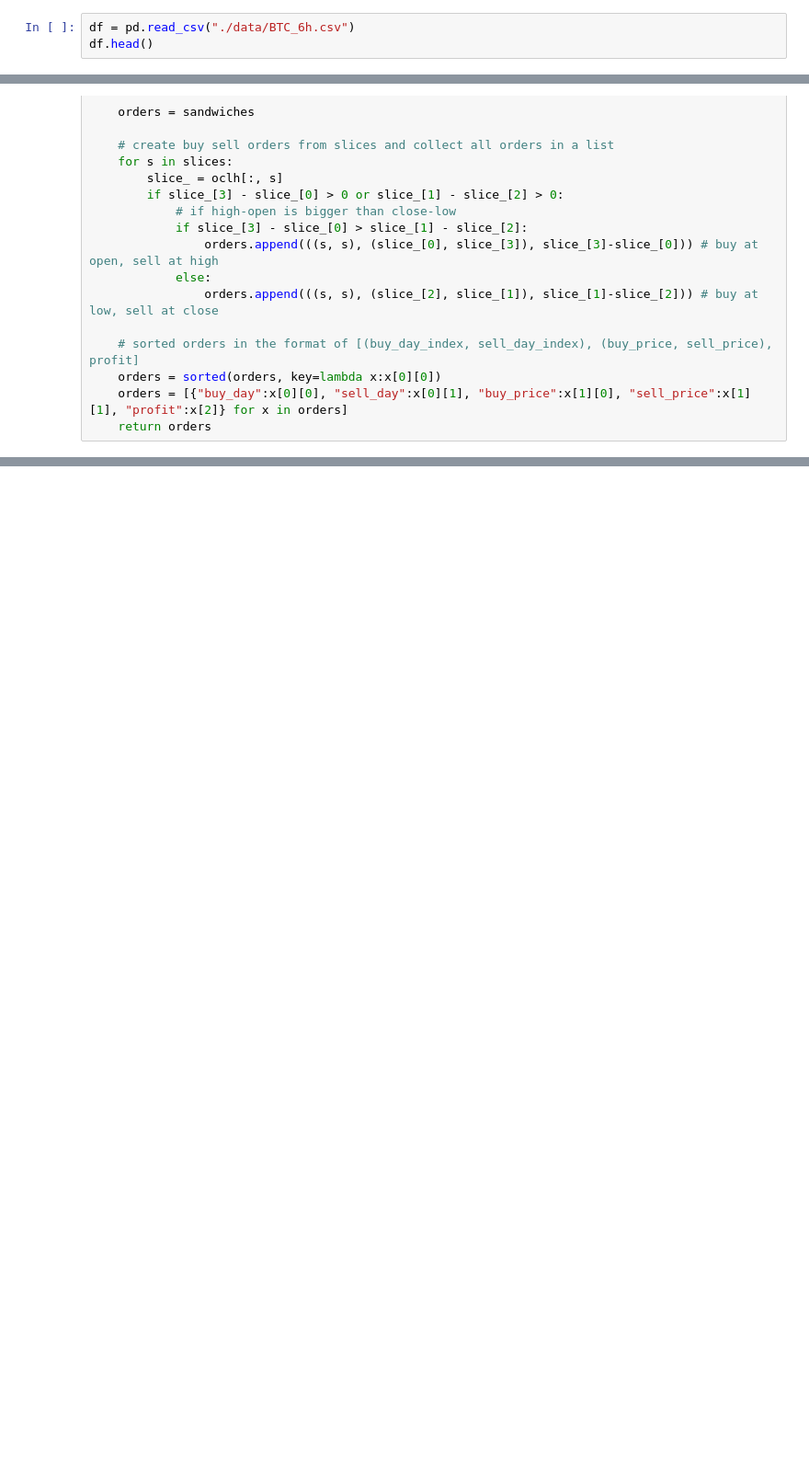
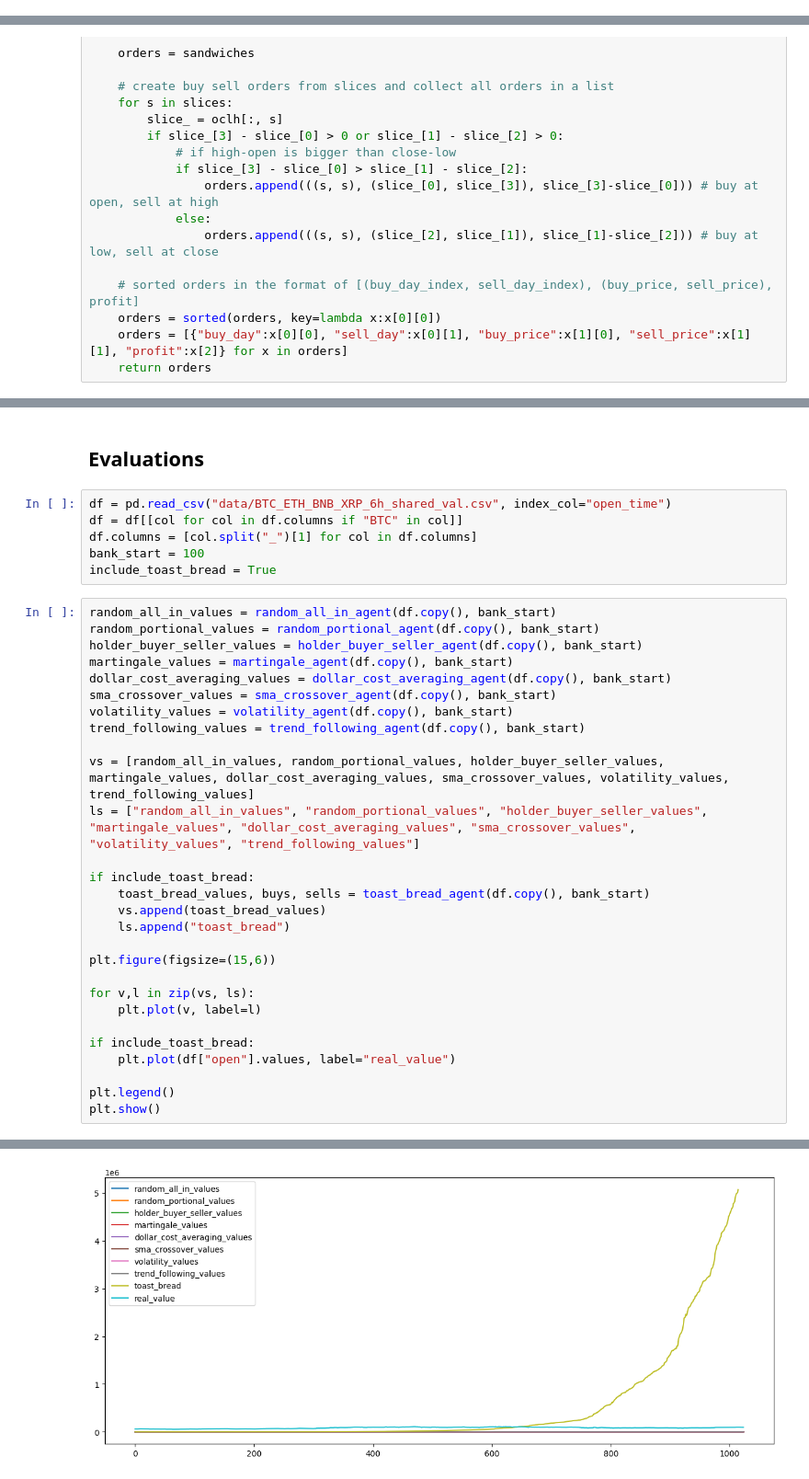
Before and after one commit to mericdemirors/CrossCurrencyPrediction, a Jupyter notebook: 10_strategies.ipynb, the cells around one changed output, grey strips where cells are left out. Shown at 92% size. Drawn from its saved outputs; the diff is of its cells as text; blank space fills up the shorter version.

Commit message:
set up the trading strategy agents and small fixes

```diff
--- a/10_strategies.ipynb
+++ b/10_strategies.ipynb
@@ -10,3 +0,0 @@ import numpy as np
-# %%
-df = pd.read_csv("./data/BTC_6h.csv")
-df.head()
@@ -524,0 +474,37 @@ import matplotlib.pyplot as plt
+# %% [markdown]
+## Evaluations
+# %%
+df = pd.read_csv("data/BTC_ETH_BNB_XRP_6h_shared_val.csv", index_col="open_time")
+df = df[[col for col in df.columns if "BTC" in col]]
+df.columns = [col.split("_")[1] for col in df.columns]
+bank_start = 100
+include_toast_bread = True
+# %%
+random_all_in_values = random_all_in_agent(df.copy(), bank_start)
+random_portional_values = random_portional_agent(df.copy(), bank_start)
+holder_buyer_seller_values = holder_buyer_seller_agent(df.copy(), bank_start)
+martingale_values = martingale_agent(df.copy(), bank_start)
+dollar_cost_averaging_values = dollar_cost_averaging_agent(df.copy(), bank_start)
+sma_crossover_values = sma_crossover_agent(df.copy(), bank_start)
+volatility_values = volatility_agent(df.copy(), bank_start)
+trend_following_values = trend_following_agent(df.copy(), bank_start)
+
+vs = [random_all_in_values, random_portional_values, holder_buyer_seller_values, martingale_values, dollar_cost_averaging_values, sma_crossover_values, volatility_values, trend_following_values]
+ls = ["random_all_in_values", "random_portional_values", "holder_buyer_seller_values", "martingale_values", "dollar_cost_averaging_values", "sma_crossover_values", "volatility_values", "trend_following_values"]
+
+if include_toast_bread:
+    toast_bread_values, buys, sells = toast_bread_agent(df.copy(), bank_start)
+    vs.append(toast_bread_values)
+    ls.append("toast_bread")
+
+plt.figure(figsize=(15,6))
+
+for v,l in zip(vs, ls):
+    plt.plot(v, label=l)
+
+if include_toast_bread:
+    plt.plot(df["open"].values, label="real_value")
+
+plt.legend()
+plt.show()
+# %% [output]
@@ -524,0 +579 @@ import matplotlib.pyplot as plt
+[figure, added]
```
Also changed, not shown: parts of 46 cells of this notebook, 2 other files.
